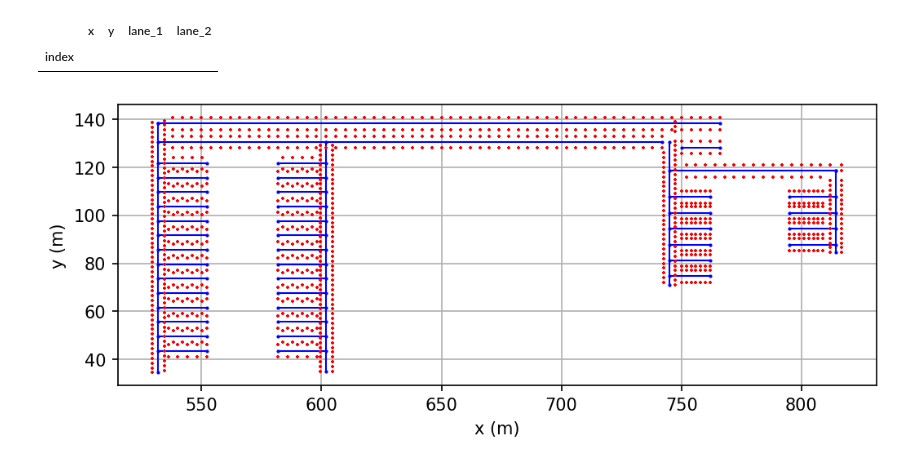
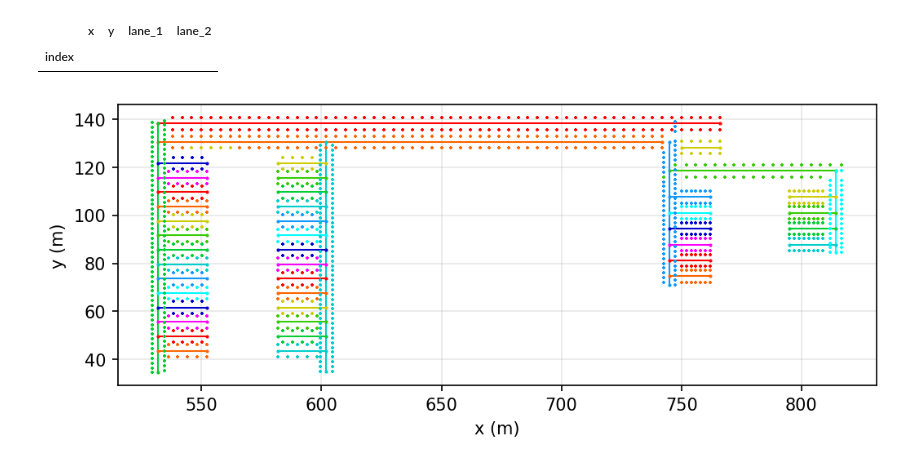
Before and after one commit to PeterAlbus/agv_parameter_visualization, a Jupyter notebook: map_asc.ipynb, the cells around one changed output. Cells and saved outputs as stored; diff of their text form; code cells hidden in the pictures.

```diff
--- a/map_asc.ipynb
+++ b/map_asc.ipynb
@@ -59,7 +59,7 @@ fig.set_facecolor("#fff")
 ax = fig.add_subplot()
 
 colors: list[str] = []
-colors.extend("#f00 #f60 #cc0 #3c0 #0c3 #0cc #19f".split())
+colors.extend("#f00 #f60 #cc0 #3c0 #0c3 #0cc #19f #0ff #00c #f0f".split() * 10)
 
 n_lanes = len(df_lanes)
 n_colors = len(colors)
@@ -79,32 +79,32 @@ for index in df_transponders.index:
     lane_index = int(
         cast(np.int64, df_transponders.loc[index, "lane_1"])
     ) - 1
     ax.plot(
         cast(np.float64, df_transponders.loc[index, "x"]),
         cast(np.float64, df_transponders.loc[index, "y"]),
         "+",
         color=(colors[lane_index] if n_colors > n_lanes else "red"),
         ms=2,
     )
 
 ax.set(
     xlabel="x (m)",
     ylabel="y (m)",
     # xticks=np.arange(525, 826, 25),
     aspect="equal",
 )
 
 # for i, index in enumerate(df_unbound_transponders.index):
 #     ax.plot(
 #         df_unbound_transponders.loc[index, "x"],  # type: ignore
 #         df_unbound_transponders.loc[index, "y"],  # type: ignore
 #         "x",
 #         color="cyan",
 #         ms=5,
 #         label=("unbound transponder(s)" if i == 0 else None),
 #     )
 
 # ax.legend()
-ax.grid()
+ax.grid(alpha=0.3)
 # %% [output]
-[figure, old version]
+[figure, new version]
```
